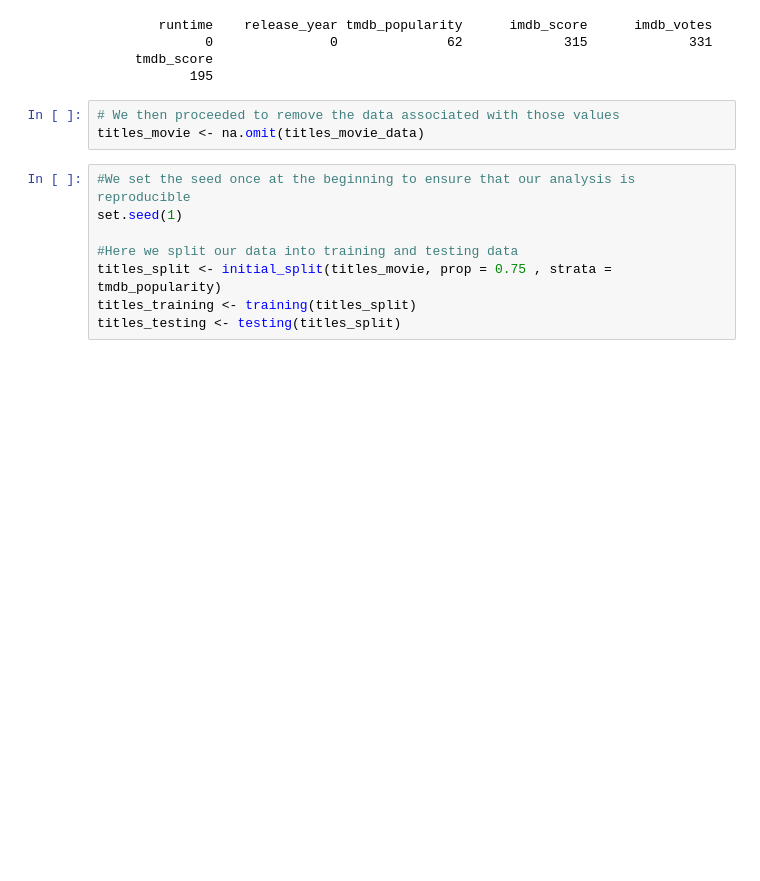
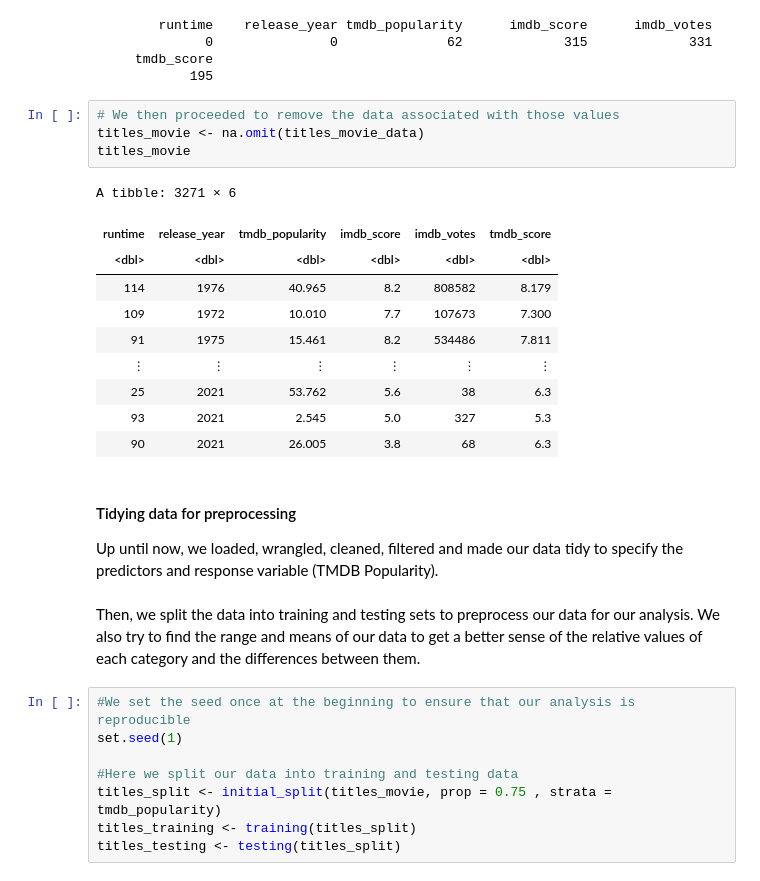
Before and after one commit to sm020402/dsci-100-2022w1-group-98, a Jupyter notebook: project_proposal/report.ipynb, the cells around one changed output. Drawn from its saved outputs; the diff is of its cells as text; blank space fills up the shorter version.

```diff
--- a/project_proposal/report.ipynb
+++ b/project_proposal/report.ipynb
@@ -66,6 +77,23 @@ titles_missing_values
 # %%
 # We then proceeded to remove the data associated with those values
 titles_movie <- na.omit(titles_movie_data)
+titles_movie
+# %% [output]
+A tibble: 3271 × 6
+| runtime | release_year | tmdb_popularity | imdb_score | imdb_votes | tmdb_score |
+| <dbl> | <dbl> | <dbl> | <dbl> | <dbl> | <dbl> |
+| 114 | 1976 | 40.965 | 8.2 | 808582 | 8.179 |
+| 109 | 1972 | 10.010 | 7.7 | 107673 | 7.300 |
+| 91 | 1975 | 15.461 | 8.2 | 534486 | 7.811 |
+| ⋮ | ⋮ | ⋮ | ⋮ | ⋮ | ⋮ |
+| 25 | 2021 | 53.762 | 5.6 | 38 | 6.3 |
+| 93 | 2021 | 2.545 | 5.0 | 327 | 5.3 |
+| 90 | 2021 | 26.005 | 3.8 | 68 | 6.3 |
+# %% [markdown]
+#### Tidying data for preprocessing
+Up until now, we loaded, wrangled, cleaned, filtered and made our data tidy to specify the predictors and response variable (TMDB Popularity).
+# %% [markdown]
+Then, we split the data into training and testing sets to preprocess our data for our analysis. We also try to find the range and means of our data to get a better sense of the relative values of each category and the differences between them.
 # %%
 #We set the seed once at the beginning to ensure that our analysis is reproducible
 set.seed(1)
```
Also changed, not shown: parts of 19 cells of this notebook.
